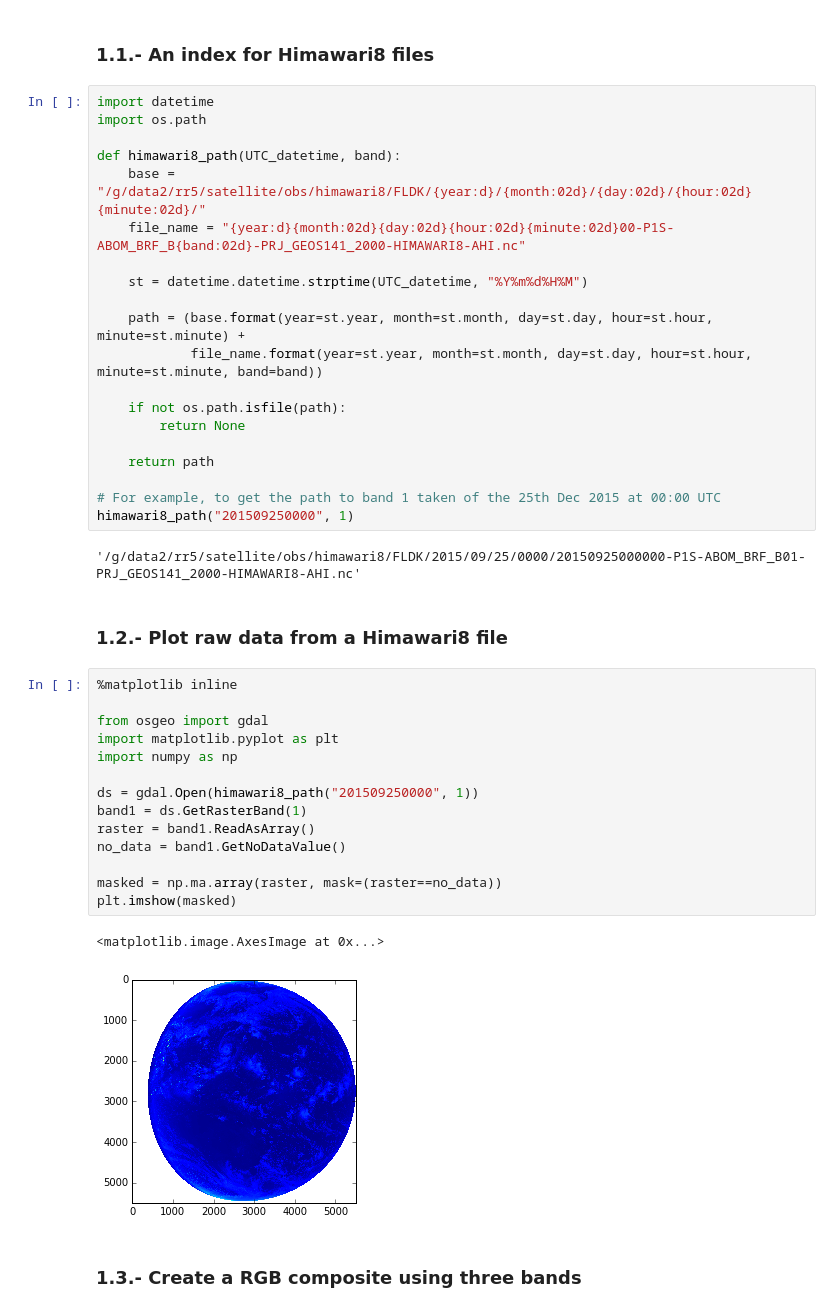
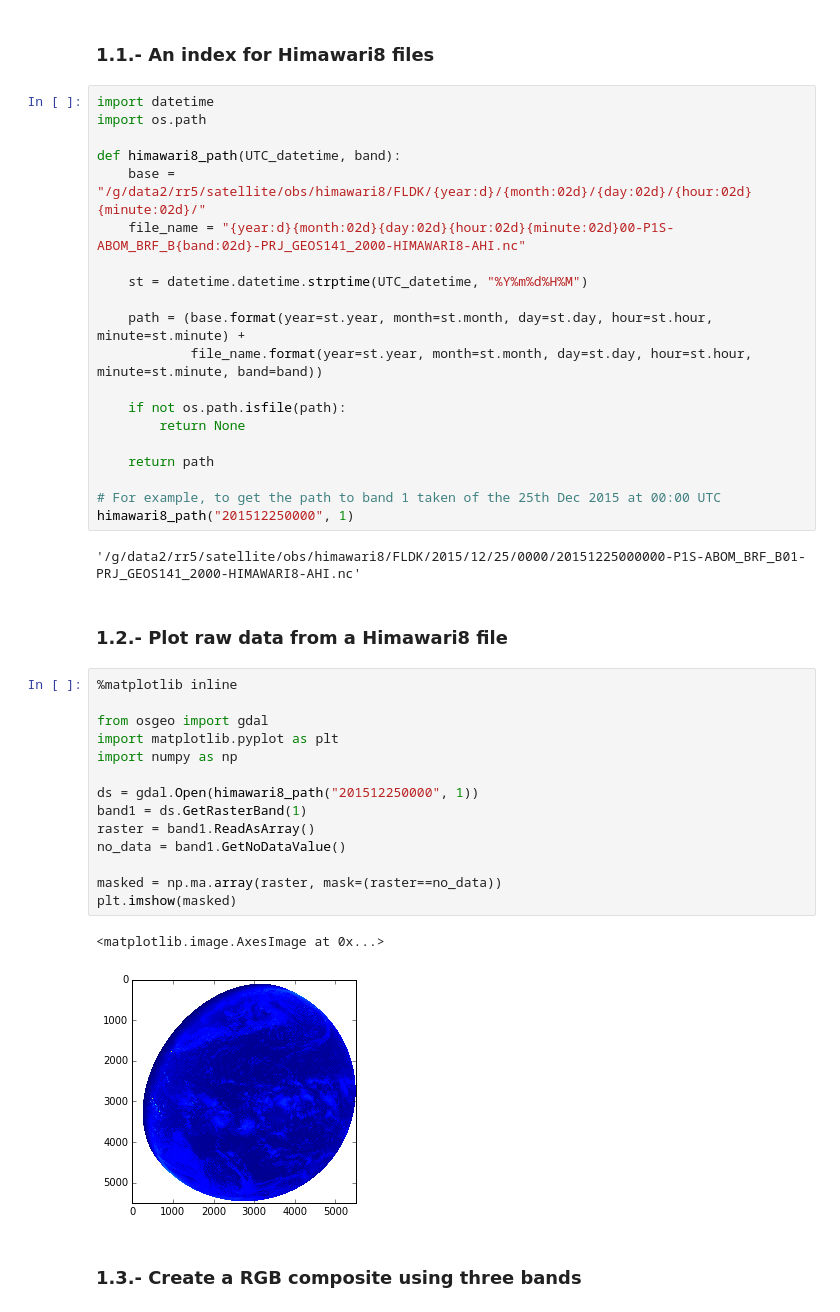
Before and after one commit to nigelrees/Data-Intensive-Workshop-Nov-2016, a Jupyter notebook: 06_Python_Data_Examples_II/Satellite_Imaging.ipynb, the cells around one changed output. Drawn from its saved outputs; the diff is of its cells as text.

Commit message:
satellite imaging updated

```diff
--- a/06_Python_Data_Examples_II/Satellite_Imaging.ipynb
+++ b/06_Python_Data_Examples_II/Satellite_Imaging.ipynb
@@ -58,28 +57,28 @@ def himawari8_path(UTC_datetime, band):
     return path
 
 # For example, to get the path to band 1 taken of the 25th Dec 2015 at 00:00 UTC
-himawari8_path("201509250000", 1)
+himawari8_path("201512250000", 1)
 # %% [output]
-'/g/data2/rr5/satellite/obs/himawari8/FLDK/2015/09/25/0000/20150925000000-P1S-ABOM_BRF_B01-PRJ_GEOS141_2000-HIMAWARI8-AHI.nc'
+'/g/data2/rr5/satellite/obs/himawari8/FLDK/2015/12/25/0000/20151225000000-P1S-ABOM_BRF_B01-PRJ_GEOS141_2000-HIMAWARI8-AHI.nc'
 # %% [markdown]
 ### 1.2.- Plot raw data from a Himawari8 file
 # %%
 %matplotlib inline
 
 from osgeo import gdal
 import matplotlib.pyplot as plt
 import numpy as np
 
-ds = gdal.Open(himawari8_path("201509250000", 1))
+ds = gdal.Open(himawari8_path("201512250000", 1))
 band1 = ds.GetRasterBand(1)
 raster = band1.ReadAsArray()
 no_data = band1.GetNoDataValue()
 
 masked = np.ma.array(raster, mask=(raster==no_data))
 plt.imshow(masked)
 # %% [output]
 <matplotlib.image.AxesImage at 0x...>
-[figure, old version]
+[figure, new version]
 # %% [markdown]
 ### 1.3.- Create a RGB composite using three bands
 # %%
```
Also changed, not shown: parts of 3 cells of this notebook.
